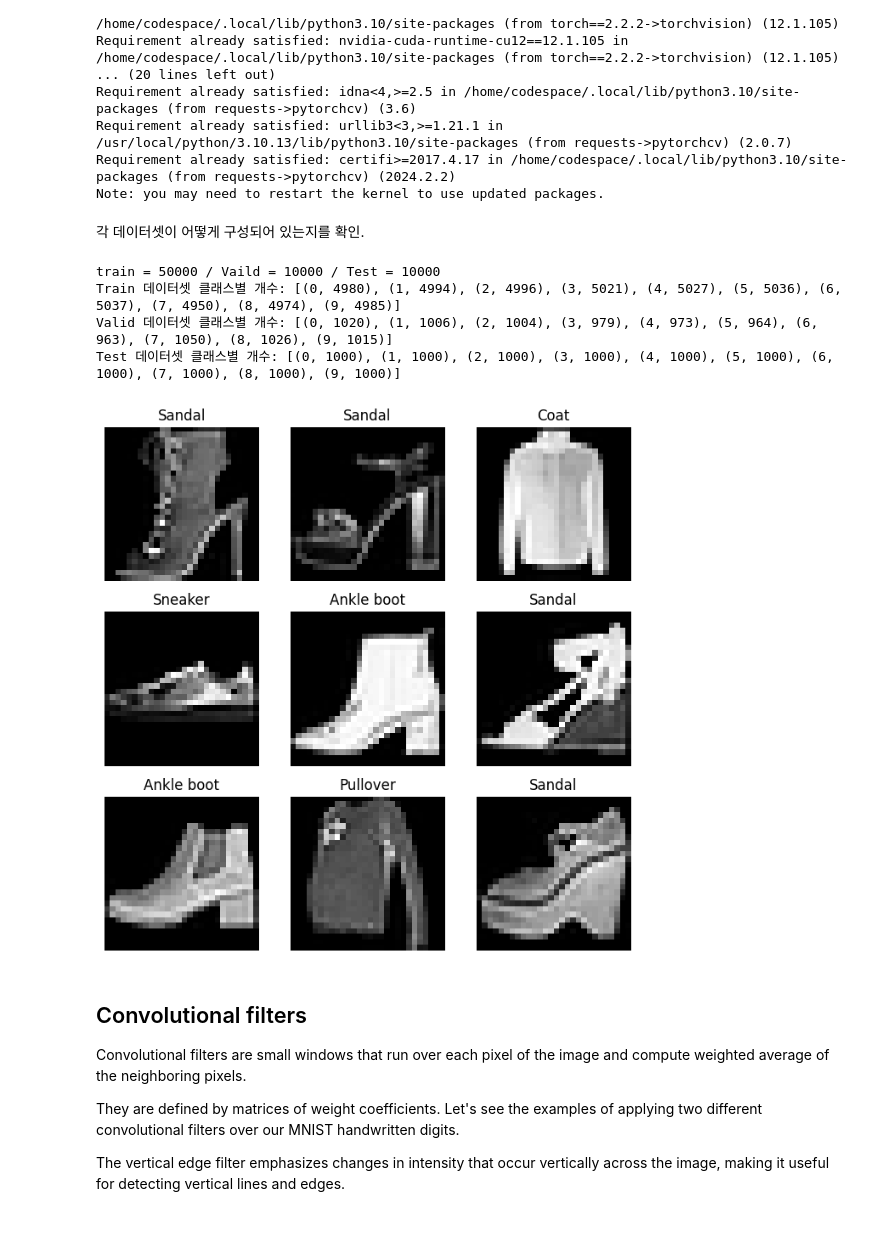
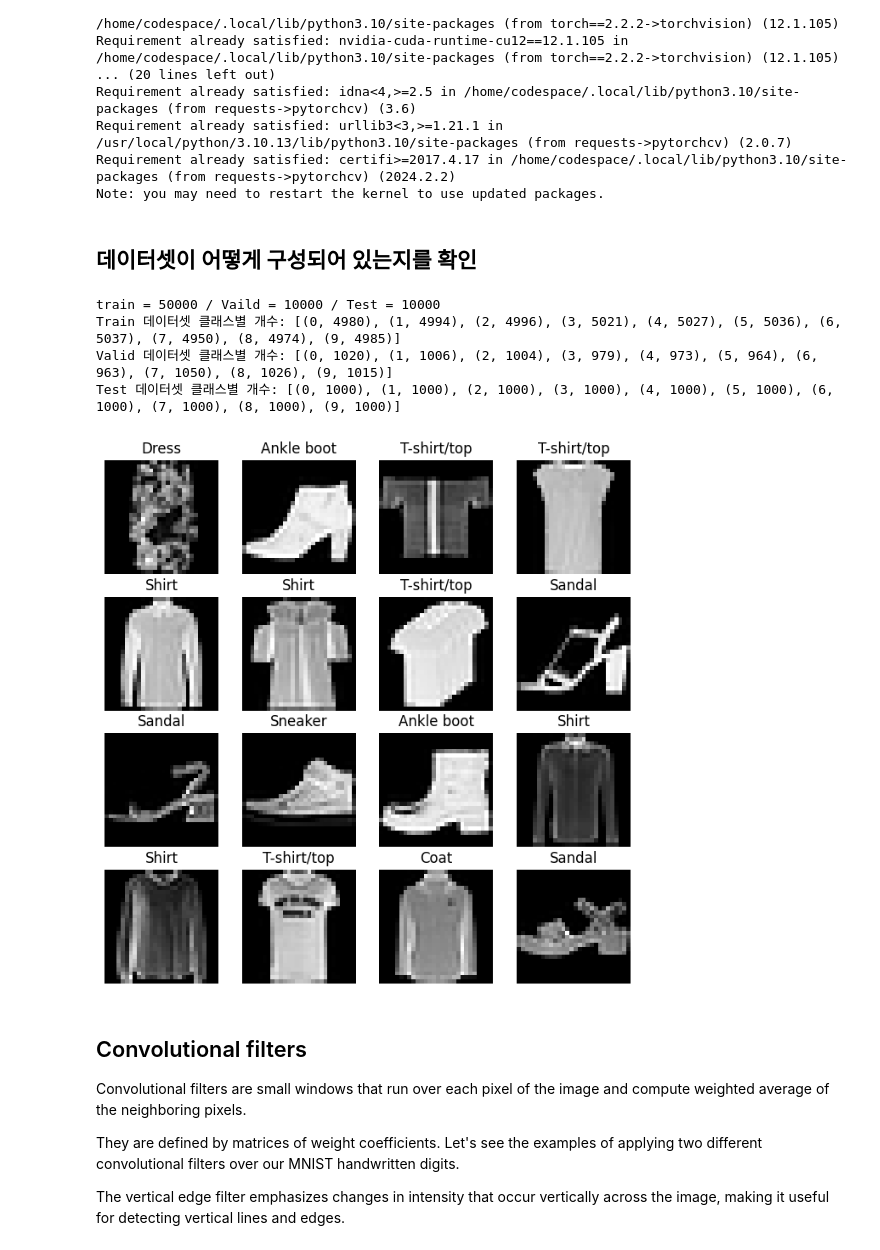
Before and after one commit to Konkuk-Univ-Glocal-Campus/introai202401-midterm-SyouSB, a Jupyter notebook: ConvNetsPyTorch.ipynb, the cells around one changed output. Saved outputs shown, nothing was run; the diff lists cells and outputs as text; code cells hidden in the pictures.

```diff
--- a/ConvNetsPyTorch.ipynb
+++ b/ConvNetsPyTorch.ipynb
@@ -42,5 +42,5 @@ Requirement already satisfied: urllib3<3,>=1.21.1 in /usr/local/python/3.10.13/l
 Requirement already satisfied: certifi>=2017.4.17 in /home/codespace/.local/lib/python3.10/site-packages (from requests->pytorchcv) (2024.2.2)
 Note: you may need to restart the kernel to use updated packages.
 # %% [markdown]
-각 데이터셋이 어떻게 구성되어 있는지를 확인.
+## 데이터셋이 어떻게 구성되어 있는지를 확인
 # %%
@@ -75,19 +76,19 @@ Test 데이터셋 클래스별 개수: [(0, 1000), (1, 1000), (2, 1000), (3, 100
 # %%
 # 데이터셋이 어떻게 구성되어 있는지를 확인.
 
-figure = plt.figure(figsize=(8, 8)) # 이미지의 크기 조정.
-cols, rows = 3, 3
+figure = plt.figure(figsize=(8, 8)) # 이미지 출력을 위한 전체 figure 크기 조정
+cols, rows = 4, 4
 
 for i in range(1, cols * rows + 1):
     sample_idx = torch.randint(len(data_test), size=(1,)).item() # test 데이터셋에서 index를 랜덤하게 선택.
     img, label = data_test[sample_idx] # test 데이터에서 sample_idx에 해당하는 이미지와 label을 저장.
     figure.add_subplot(rows, cols, i) # rows와 cols값에 따라 이미지를 배치.
     plt.title(data_test.classes[label]) # 각 이미지의 타이틀을 클래스명으로 지정.
     plt.axis("off") # 이미지만을 표시하기 위해 좌표축과 선을 출력하지 않게 설정.
     plt.imshow(img.squeeze(), cmap="gray") # 그레이스케일로 이미지 출력.
 plt.show()
 # %% [output]
-[figure, old version]
+[figure, new version]
 # %% [markdown]
 ## Convolutional filters
 
```
Also changed, not shown: parts of 3 cells of this notebook.
